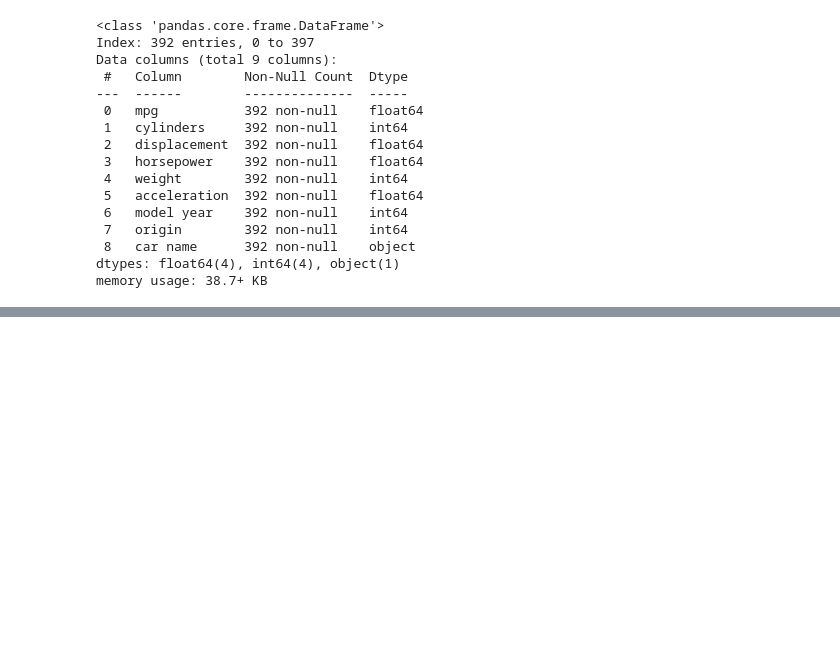
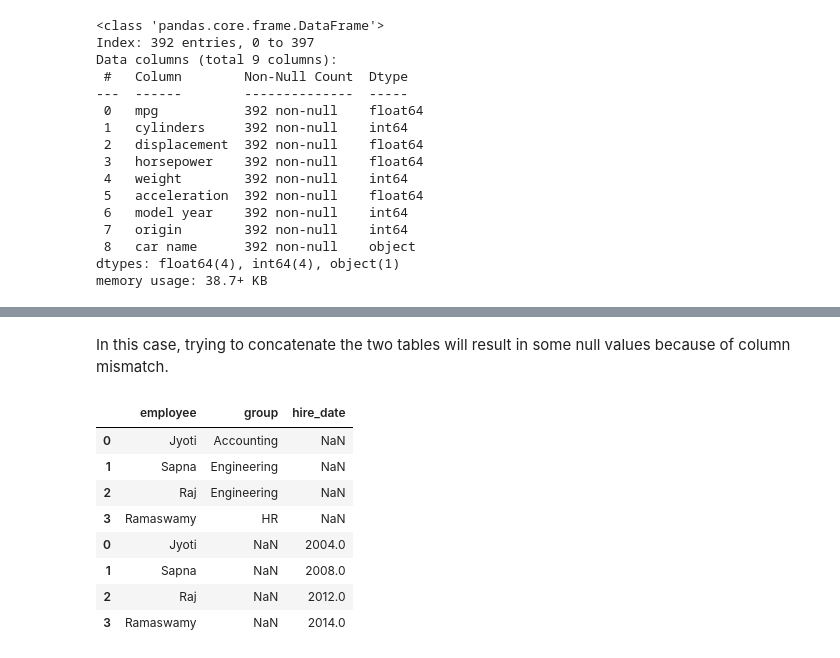
Before and after one commit to SHIVAM-MARS/Python, a Jupyter notebook: 4. Python Pandas/Infosys.ipynb, the cells around one changed output, grey strips where cells are left out. Saved outputs shown, nothing was run; the diff lists cells and outputs as text; code cells hidden in the pictures; blank space fills up the shorter version.

```diff
--- a/4. Python Pandas/Infosys.ipynb
+++ b/4. Python Pandas/Infosys.ipynb
@@ -1614,0 +1822,6 @@ AttributeError: 'DataFrameGroupBy' object has no attribute 'sort_values'
+# %%
+df1 = pd.DataFrame({'employee': ['Jyoti', 'Sapna', 'Raj', 'Ramaswamy'],
+                    'group': ['Accounting', 'Engineering', 'Engineering', 'HR']})
+df2 = pd.DataFrame({'employee': ['Jyoti', 'Sapna', 'Raj', 'Ramaswamy'],
+                    'hire_date': [2004, 2008, 2012, 2014]})
+display(df1,df2)
@@ -1614,0 +1839,14 @@ AttributeError: 'DataFrameGroupBy' object has no attribute 'sort_values'
+# %% [markdown]
+In this case, trying to concatenate the two tables will result in some null values because of column mismatch.
+# %%
+pd.concat([df1,df2], sort = False)
+# %% [output]
+|  | employee | group | hire_date |
+| 0 | Jyoti | Accounting | NaN |
+| 1 | Sapna | Engineering | NaN |
+| 2 | Raj | Engineering | NaN |
+| 3 | Ramaswamy | HR | NaN |
+| 0 | Jyoti | NaN | 2004.0 |
+| 1 | Sapna | NaN | 2008.0 |
+| 2 | Raj | NaN | 2012.0 |
+| 3 | Ramaswamy | NaN | 2014.0 |
```
Also changed, not shown: parts of 18 cells of this notebook, 1 other file.
